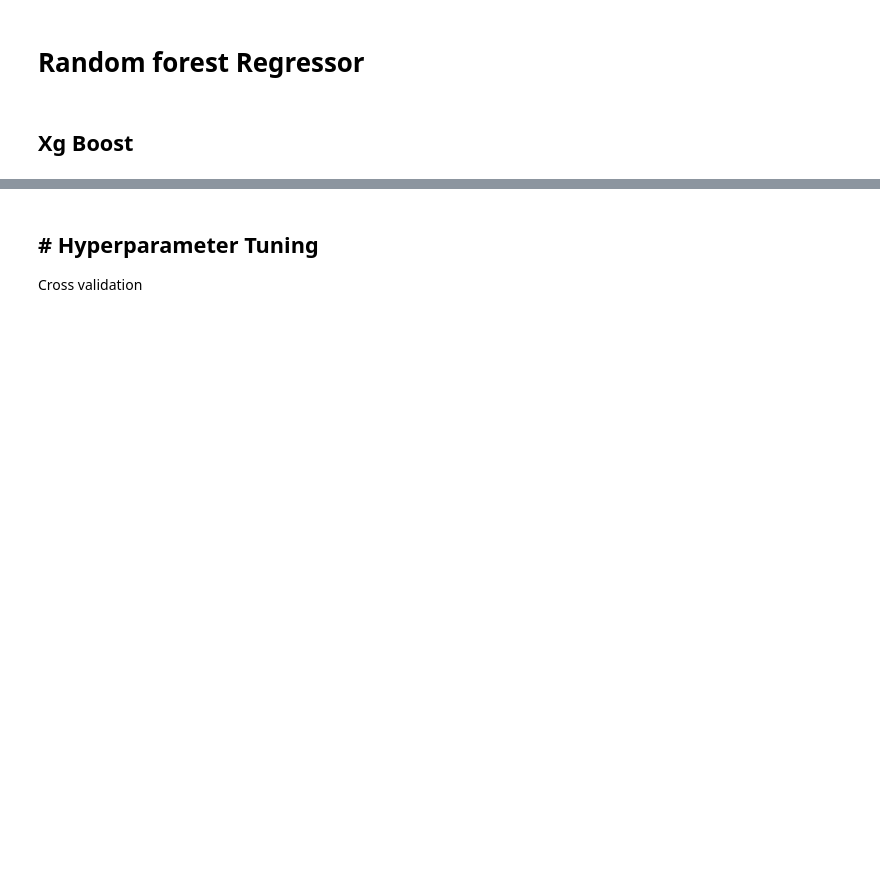
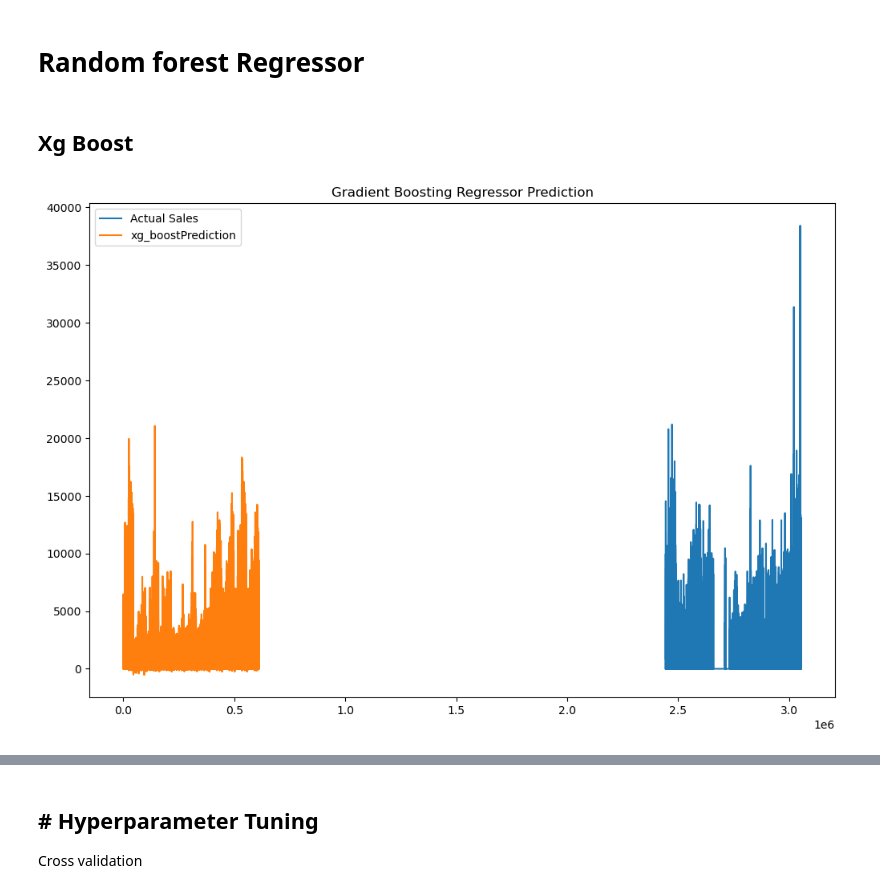
Before and after one commit to Norkplim22/Regression-Analysis, a Jupyter notebook: Time series modelling.ipynb, the cells around one changed output, grey strips where cells are left out. Saved outputs shown, nothing was run; the diff lists cells and outputs as text; code cells hidden in the pictures; blank space fills up the shorter version.

```diff
--- a/Time series modelling.ipynb
+++ b/Time series modelling.ipynb
@@ -950,5 +950,14 @@ xg_boost = xgc.fit(X_train, y_train)
 # %%
 # Predicting the Test set results
 xg_boost_pred  = xgc.predict(X_val)
+# %%
+plt.figure(figsize=(12,8))
+plt.plot(y_val, label = "Actual Sales")
+plt.plot(xg_boost_pred, label = "xg_boostPrediction")
+plt.legend(loc = "best")
+plt.title("Gradient Boosting Regressor Prediction")
+plt.show()
+# %% [output]
+[figure, added]
 # %%
 mse = mean_squared_error(y_val, xg_boost_pred)
```
Also changed, not shown: parts of 1 cell of this notebook.
